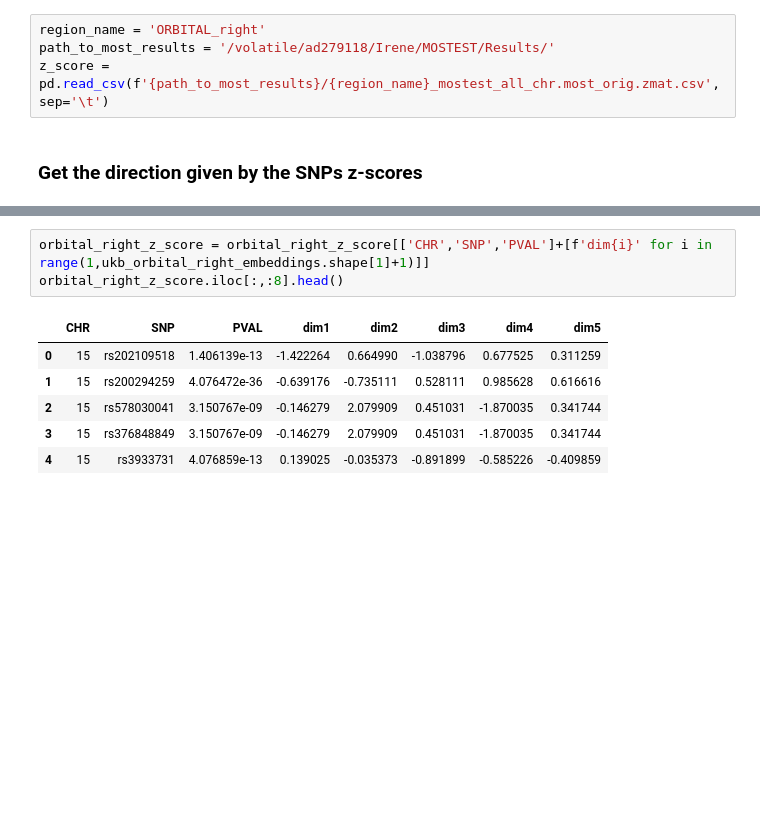
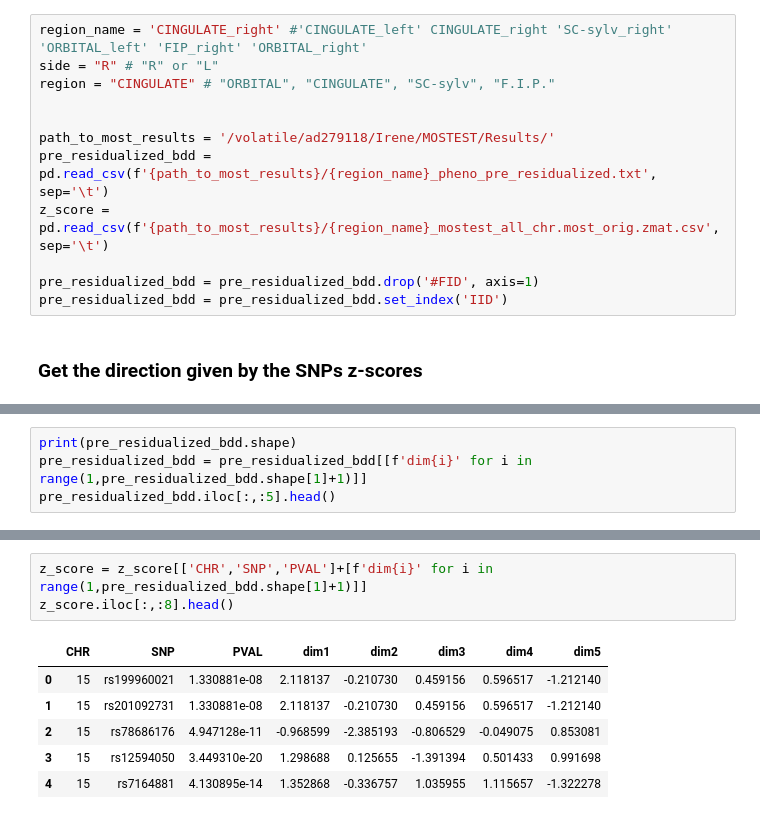
Before and after one commit to neurospin/champollion_V1, a Jupyter notebook: contrastive/notebooks/antoine/MOStest/Heriditary_direction_visu.ipynb, the cells around one changed output, grey strips where cells are left out. Saved outputs shown, nothing was run; the diff lists cells and outputs as text; blank space fills up the shorter version.

```diff
--- a/contrastive/notebooks/antoine/MOStest/Heriditary_direction_visu.ipynb
+++ b/contrastive/notebooks/antoine/MOStest/Heriditary_direction_visu.ipynb
@@ -95,8 +38,16 @@ STi_STs_STpol_left_z_score = pd.read_csv('/volatile/ad279118/Irene/MOSTEST/Resul
 # %% [markdown]
 ### Region name
 # %%
-region_name = 'ORBITAL_right'
+region_name = 'CINGULATE_right' #'CINGULATE_left' CINGULATE_right 'SC-sylv_right' 'ORBITAL_left' 'FIP_right' 'ORBITAL_right'
+side = "R" # "R" or "L"
+region = "CINGULATE" # "ORBITAL", "CINGULATE", "SC-sylv", "F.I.P."
+
+
 path_to_most_results = '/volatile/ad279118/Irene/MOSTEST/Results/'
+pre_residualized_bdd = pd.read_csv(f'{path_to_most_results}/{region_name}_pheno_pre_residualized.txt', sep='\t')
 z_score = pd.read_csv(f'{path_to_most_results}/{region_name}_mostest_all_chr.most_orig.zmat.csv', sep='\t')
+
+pre_residualized_bdd = pre_residualized_bdd.drop('#FID', axis=1)
+pre_residualized_bdd = pre_residualized_bdd.set_index('IID')
 # %% [markdown]
 ### Get the direction given by the SNPs z-scores
@@ -115,0 +54,4 @@ ukb_orbital_right_embeddings.head()
+# %%
+print(pre_residualized_bdd.shape)
+pre_residualized_bdd = pre_residualized_bdd[[f'dim{i}' for i in range(1,pre_residualized_bdd.shape[1]+1)]]
+pre_residualized_bdd.iloc[:,:5].head()
@@ -116,10 +67,10 @@ ukb_orbital_right_embeddings.head()
 # %%
-orbital_right_z_score = orbital_right_z_score[['CHR','SNP','PVAL']+[f'dim{i}' for i in range(1,ukb_orbital_right_embeddings.shape[1]+1)]]
-orbital_right_z_score.iloc[:,:8].head()
+z_score = z_score[['CHR','SNP','PVAL']+[f'dim{i}' for i in range(1,pre_residualized_bdd.shape[1]+1)]]
+z_score.iloc[:,:8].head()
 # %% [output]
 |  | CHR | SNP | PVAL | dim1 | dim2 | dim3 | dim4 | dim5 |
-| 0 | 15 | rs202109518 | 1.406139e-13 | -1.422264 | 0.664990 | -1.038796 | 0.677525 | 0.311259 |
-| 1 | 15 | rs200294259 | 4.076472e-36 | -0.639176 | -0.735111 | 0.528111 | 0.985628 | 0.616616 |
-| 2 | 15 | rs578030041 | 3.150767e-09 | -0.146279 | 2.079909 | 0.451031 | -1.870035 | 0.341744 |
-| 3 | 15 | rs376848849 | 3.150767e-09 | -0.146279 | 2.079909 | 0.451031 | -1.870035 | 0.341744 |
-| 4 | 15 | rs3933731 | 4.076859e-13 | 0.139025 | -0.035373 | -0.891899 | -0.585226 | -0.409859 |
+| 0 | 15 | rs199960021 | 1.330881e-08 | 2.118137 | -0.210730 | 0.459156 | 0.596517 | -1.212140 |
+| 1 | 15 | rs201092731 | 1.330881e-08 | 2.118137 | -0.210730 | 0.459156 | 0.596517 | -1.212140 |
+| 2 | 15 | rs78686176 | 4.947128e-11 | -0.968599 | -2.385193 | -0.806529 | -0.049075 | 0.853081 |
+| 3 | 15 | rs12594050 | 3.449310e-20 | 1.298688 | 0.125655 | -1.391394 | 0.501433 | 0.991698 |
+| 4 | 15 | rs7164881 | 4.130895e-14 | 1.352868 | -0.336757 | 1.035955 | 1.115657 | -1.322278 |
```
Also changed, not shown: parts of 41 cells of this notebook, 2 other files.
